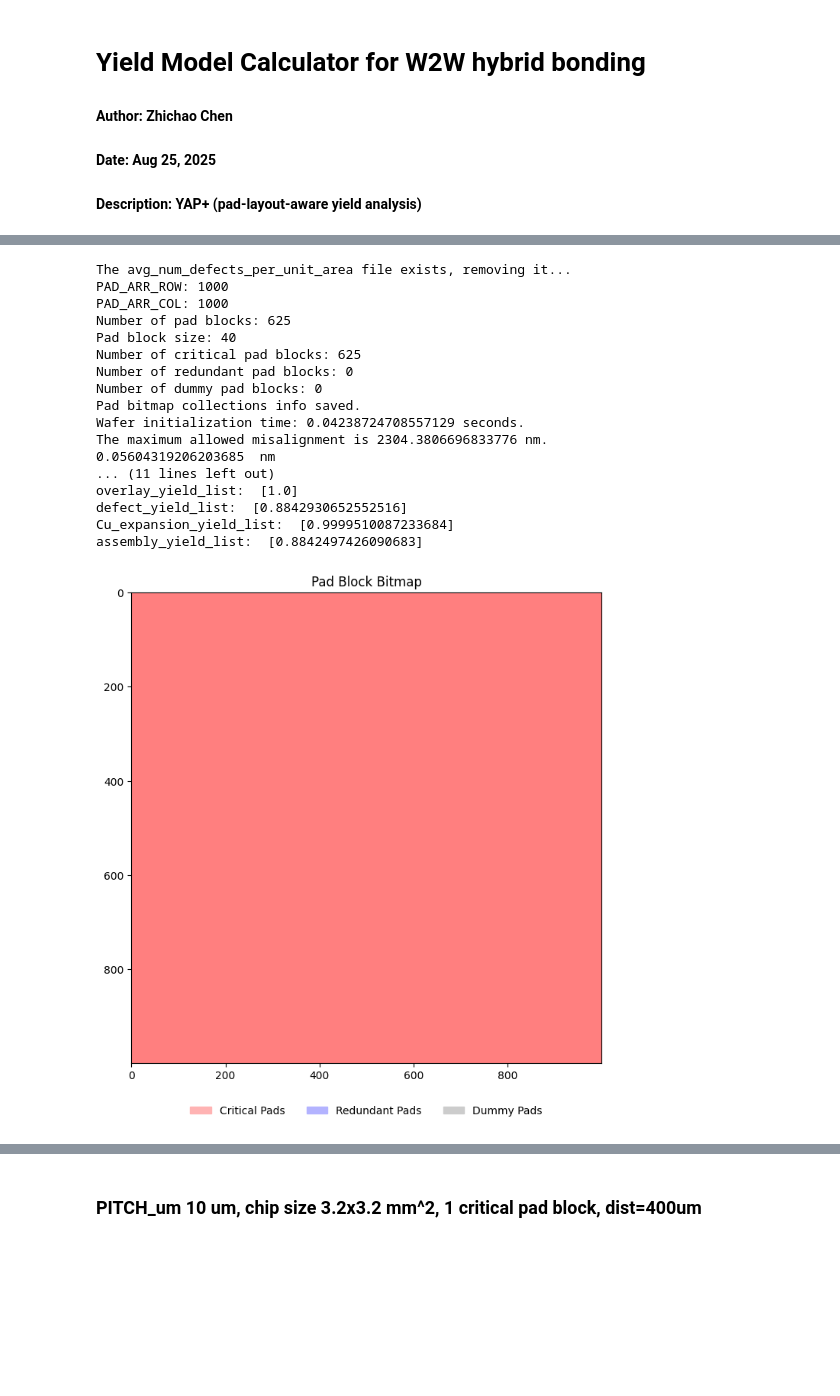
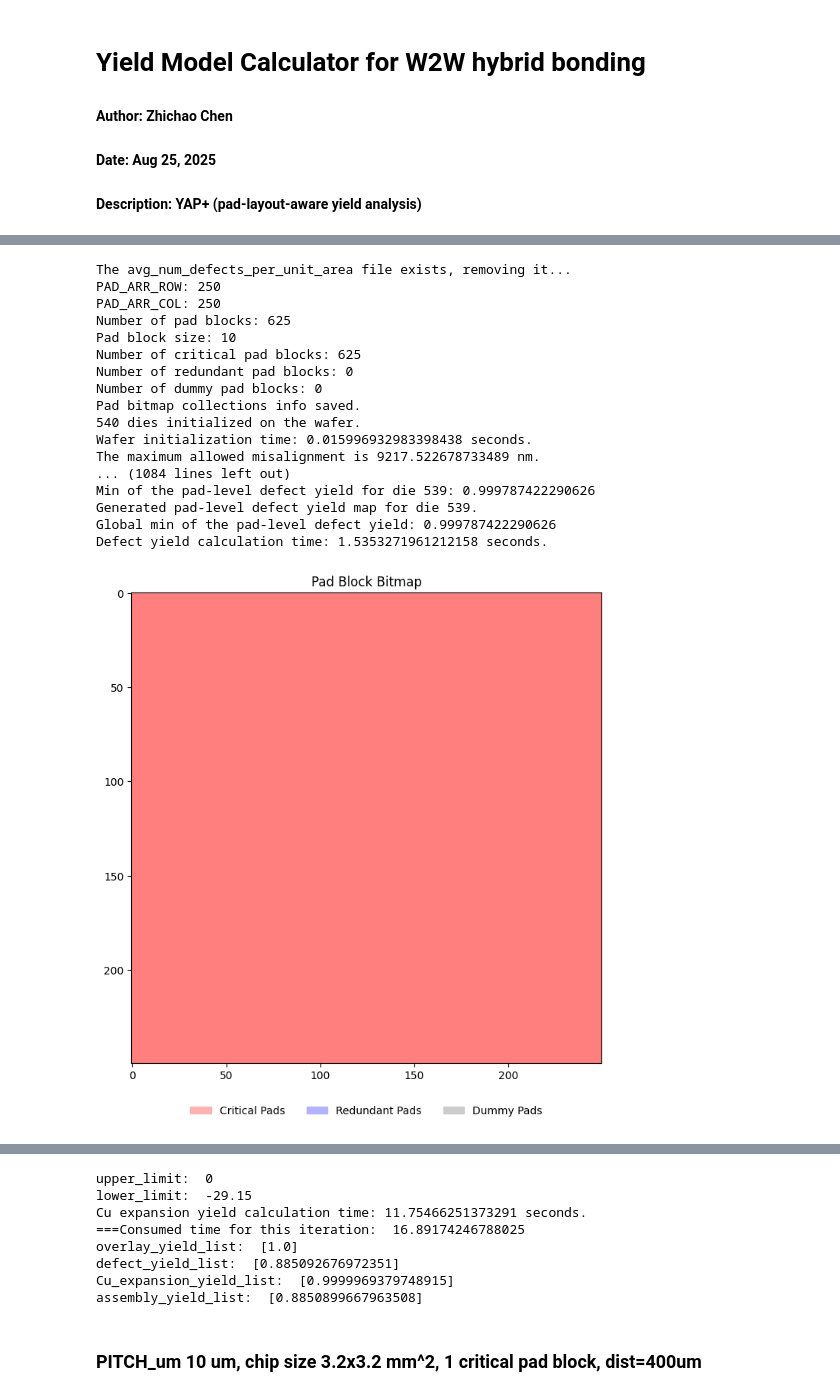
Before and after one commit to nanocad-lab/YAP, a Jupyter notebook: W2W/calculator_main.ipynb, the cells around one changed output, grey strips where cells are left out. Cells and saved outputs as stored; diff of their text form; code cells hidden in the pictures; blank space fills up the shorter version.

Commit message:
Enable W2W pad-level defect yield calculation

```diff
--- a/W2W/calculator_main.ipynb
+++ b/W2W/calculator_main.ipynb
@@ -27,7 +24,7 @@ num_points = 1 # Number of points for parameter sweep
 
 # Parameter lists that you want to sweep
 die_size_list = np.linspace(10e3, 10e3, num_points)
-PITCH_um_list = np.linspace(10, 10, num_points)
+PITCH_um_list = np.linspace(40, 40, num_points)
 particle_density_list = np.logspace(-9, -9, num_points)
 t_0_list = np.linspace(0.1, 0.1, num_points)
 dish_std_list = np.linspace(1, 1, num_points)
@@ -95,42 +92,42 @@ for i in range(num_points):
         pad_bitmap_collection["pad_block_size"] = cfg.pad_block_size
         pad_bitmap_collection["num_critical_pads"] = cfg.PAD_ARR_ROW * cfg.PAD_ARR_COL * cfg.critical_pad_ratio
         pad_bitmap_collection["num_redundant_logical_pads"] = cfg.PAD_ARR_ROW * cfg.PAD_ARR_COL * cfg.redundant_pad_ratio * cfg.redundant_logical_pad_ratio
         pad_bitmap_collection["redundant_logical_pad_copy"] = cfg.redundant_logical_pad_copy
 
 
 
 
     start_time = time.time()
     # Calculate the yield
     assembly_yield, overlay_yield, defect_yield, Cu_expansion_yield = Assembly_Yield_Calculator(
         cfg=cfg,
         pad_bitmap_collection=pad_bitmap_collection,
     )
     assembly_yield_list.append(assembly_yield)
     overlay_yield_list.append(overlay_yield)
     defect_yield_list.append(defect_yield)
     Cu_expansion_yield_list.append(Cu_expansion_yield)
     print("===Consumed time for this iteration: ", time.time() - start_time)
 print("overlay_yield_list: ", overlay_yield_list)
 print("defect_yield_list: ", defect_yield_list)
 print("Cu_expansion_yield_list: ", Cu_expansion_yield_list)
 print("assembly_yield_list: ", assembly_yield_list)
 # %% [output]
 The avg_num_defects_per_unit_area file exists, removing it...
-PAD_ARR_ROW: 1000
-PAD_ARR_COL: 1000
+PAD_ARR_ROW: 250
+PAD_ARR_COL: 250
 Number of pad blocks: 625
-Pad block size: 40
+Pad block size: 10
 Number of critical pad blocks: 625
 Number of redundant pad blocks: 0
 Number of dummy pad blocks: 0
 Pad bitmap collections info saved.
-Wafer initialization time: 0.04238724708557129 seconds.
-The maximum allowed misalignment is 2304.3806696833776 nm.
-0.05604319206203685  nm
-... (11 lines left out)
-overlay_yield_list:  [1.0]
-defect_yield_list:  [0.8842930652552516]
-Cu_expansion_yield_list:  [0.9999510087233684]
-assembly_yield_list:  [0.8842497426090683]
+540 dies initialized on the wafer.
+Wafer initialization time: 0.015996932983398438 seconds.
+The maximum allowed misalignment is 9217.522678733489 nm.
+... (1084 lines left out)
+Min of the pad-level defect yield for die 539: 0.999787422290626
+Generated pad-level defect yield map for die 539.
+Global min of the pad-level defect yield: 0.999787422290626
+Defect yield calculation time: 1.5353271961212158 seconds.
-[figure, old version]
+[figure, new version]
@@ -137,3 +135,11 @@ assembly_yield_list:  [0.8842497426090683]
+upper_limit:  0
+lower_limit:  -29.15
+Cu expansion yield calculation time: 11.75466251373291 seconds.
+===Consumed time for this iteration:  16.89174246788025
+overlay_yield_list:  [1.0]
+defect_yield_list:  [0.885092676972351]
+Cu_expansion_yield_list:  [0.9999969379748915]
+assembly_yield_list:  [0.8850899667963508]
 # %%
 defect_yield_list
 # %%
```
Also changed, not shown: parts of 2 cells of this notebook, 7 other files.
